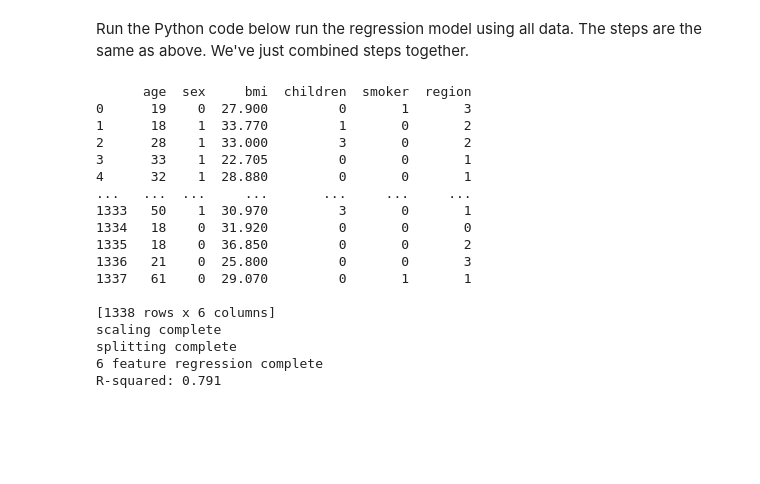
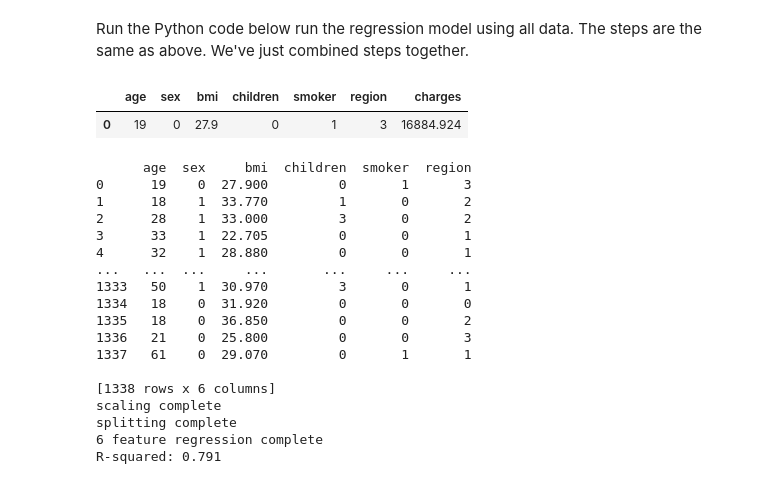
Before and after one commit to Omuk/Fullstack-Data-Analyst, a Jupyter notebook: Learning/code_examples/solution/solution3_regession.ipynb, the cells around one changed output. Drawn from its saved outputs; the diff is of its cells as text; code cells hidden in the pictures; blank space fills up the shorter version.

```diff
--- a/Learning/code_examples/solution/solution3_regession.ipynb
+++ b/Learning/code_examples/solution/solution3_regession.ipynb
@@ -112,9 +112,32 @@ from sklearn.linear_model import LogisticRegression
 # %%
 # from sklearn.preprocessing import LabelEncoder
 #sex
+sex_val = data['sex']
 le = LabelEncoder()
 le.fit(data.sex.drop_duplicates())
 data.sex = le.transform(data.sex)
+
+#Assign a variable for the newly Labelled encoded data
+le_sex = le.fit_transform(data.sex)
+
+
+#Start the Dictionary Transformation process
+sex_col_dictionary = np.unique(sex_val)
+le_sex_dictionary = np.unique(le_sex)
+
+#Assign the dictionary variable
+sex_dictionary = dict(zip(sex_col_dictionary, le_sex_dictionary))
+
+
+#Repeat for other columns
+
+
+
+
+
+
+
+
 # smoker or not
 le.fit(data.smoker.drop_duplicates())
 data.smoker = le.transform(data.smoker)
@@ -345,6 +372,11 @@ We established the model's performance using the three variables of Smoker, Age,
 **Answer 9** [Type the answer here]
 # %% [markdown]
 Run the Python code below run the regression model using all data. The steps are the same as above. We've just combined steps together.
+# %%
+data.head(1)
+# %% [output]
+|  | age | sex | bmi | children | smoker | region | charges |
+| 0 | 19 | 0 | 27.9 | 0 | 1 | 3 | 16884.924 |
 # %%
 # Define features and target
 x = data.drop(['charges'], axis = 1)
```
Also changed, not shown: parts of 2 cells of this notebook, 12 other files.
